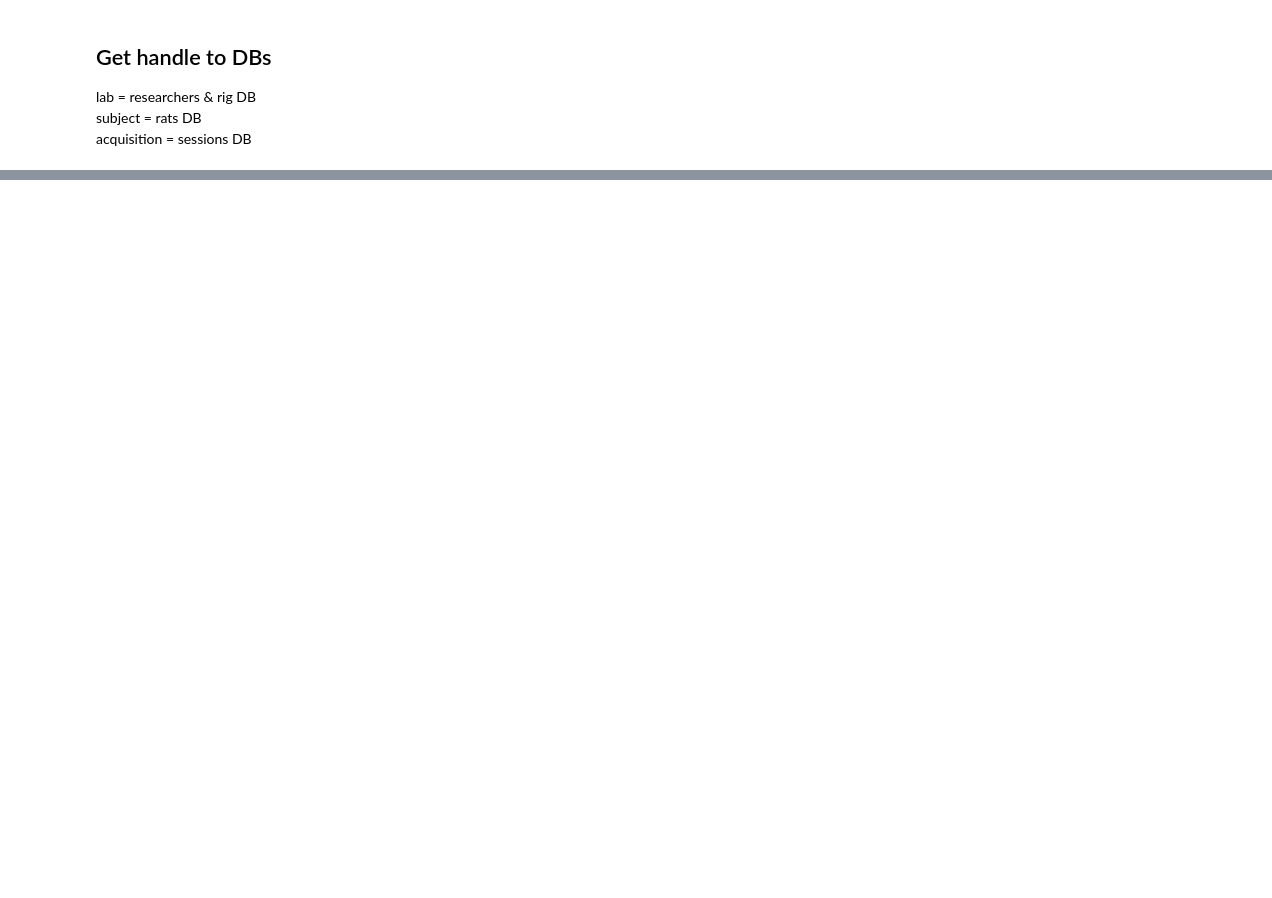
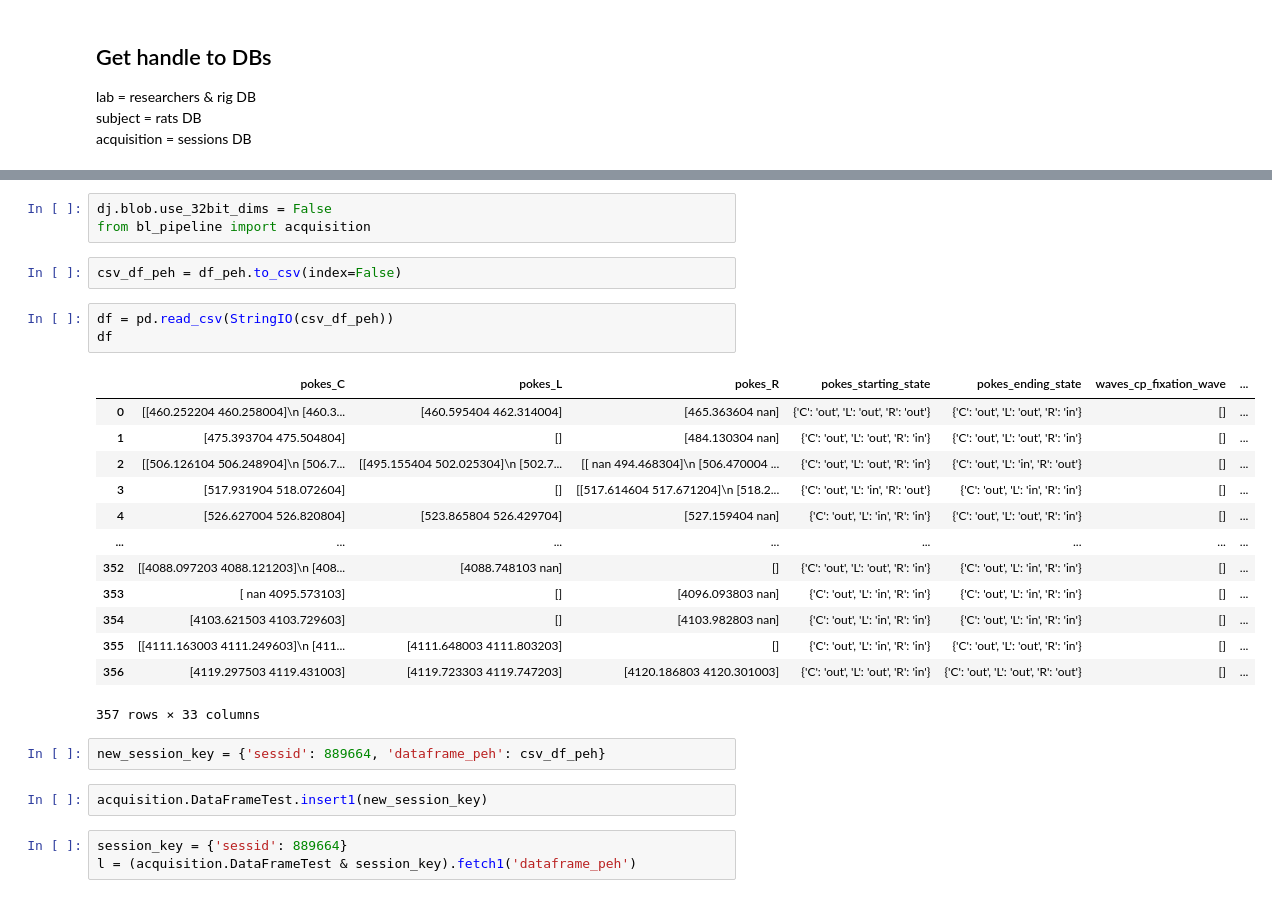
Before and after one commit to kabilar/bl_pipeline_python, a Jupyter notebook: notebooks/tutorials/Read_blob_Sessions.ipynb, the cells around one changed output, grey strips where cells are left out. Cells and saved outputs as stored; diff of their text form; blank space fills up the shorter version.

```diff
--- a/notebooks/tutorials/Read_blob_Sessions.ipynb
+++ b/notebooks/tutorials/Read_blob_Sessions.ipynb
@@ -82,0 +188,29 @@ df_peh
+# %%
+dj.blob.use_32bit_dims = False
+from bl_pipeline import acquisition
+# %%
+csv_df_peh = df_peh.to_csv(index=False)
+# %%
+df = pd.read_csv(StringIO(csv_df_peh))
+df
+# %% [output]
+|  | pokes_C | pokes_L | pokes_R | pokes_starting_state | pokes_ending_state | waves_cp_fixation_wave | ... |
+| 0 | [[460.252204 460.258004]\n [460.3... | [460.595404 462.314004] | [465.363604 nan] | {'C': 'out', 'L': 'out', 'R': 'out'} | {'C': 'out', 'L': 'out', 'R': 'in'} | [] | ... |
+| 1 | [475.393704 475.504804] | [] | [484.130304 nan] | {'C': 'out', 'L': 'out', 'R': 'in'} | {'C': 'out', 'L': 'out', 'R': 'in'} | [] | ... |
+| 2 | [[506.126104 506.248904]\n [506.7... | [[495.155404 502.025304]\n [502.7... | [[ nan 494.468304]\n [506.470004 ... | {'C': 'out', 'L': 'out', 'R': 'in'} | {'C': 'out', 'L': 'in', 'R': 'out'} | [] | ... |
+| 3 | [517.931904 518.072604] | [] | [[517.614604 517.671204]\n [518.2... | {'C': 'out', 'L': 'in', 'R': 'out'} | {'C': 'out', 'L': 'in', 'R': 'in'} | [] | ... |
+| 4 | [526.627004 526.820804] | [523.865804 526.429704] | [527.159404 nan] | {'C': 'out', 'L': 'in', 'R': 'in'} | {'C': 'out', 'L': 'out', 'R': 'in'} | [] | ... |
+| ... | ... | ... | ... | ... | ... | ... | ... |
+| 352 | [[4088.097203 4088.121203]\n [408... | [4088.748103 nan] | [] | {'C': 'out', 'L': 'out', 'R': 'in'} | {'C': 'out', 'L': 'in', 'R': 'in'} | [] | ... |
+| 353 | [ nan 4095.573103] | [] | [4096.093803 nan] | {'C': 'out', 'L': 'in', 'R': 'in'} | {'C': 'out', 'L': 'in', 'R': 'in'} | [] | ... |
+| 354 | [4103.621503 4103.729603] | [] | [4103.982803 nan] | {'C': 'out', 'L': 'in', 'R': 'in'} | {'C': 'out', 'L': 'in', 'R': 'in'} | [] | ... |
+| 355 | [[4111.163003 4111.249603]\n [411... | [4111.648003 4111.803203] | [] | {'C': 'out', 'L': 'in', 'R': 'in'} | {'C': 'out', 'L': 'out', 'R': 'in'} | [] | ... |
+| 356 | [4119.297503 4119.431003] | [4119.723303 4119.747203] | [4120.186803 4120.301003] | {'C': 'out', 'L': 'out', 'R': 'in'} | {'C': 'out', 'L': 'out', 'R': 'out'} | [] | ... |
+357 rows × 33 columns
+# %%
+new_session_key = {'sessid': 889664, 'dataframe_peh': csv_df_peh}
+# %%
+acquisition.DataFrameTest.insert1(new_session_key)
+# %%
+session_key = {'sessid': 889664}
+l = (acquisition.DataFrameTest & session_key).fetch1('dataframe_peh')
```
Also changed, not shown: parts of 16 cells of this notebook, 18 other files.
